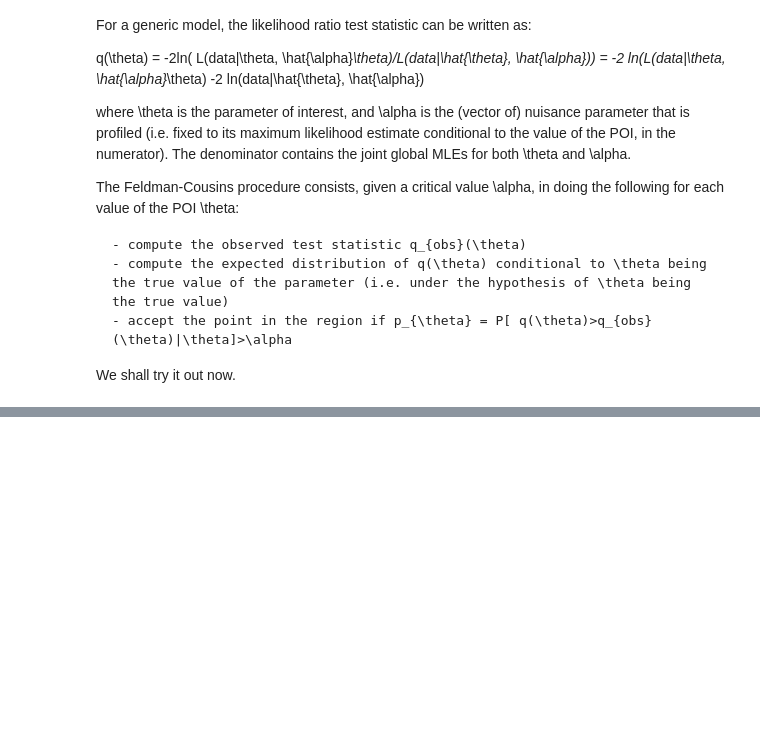
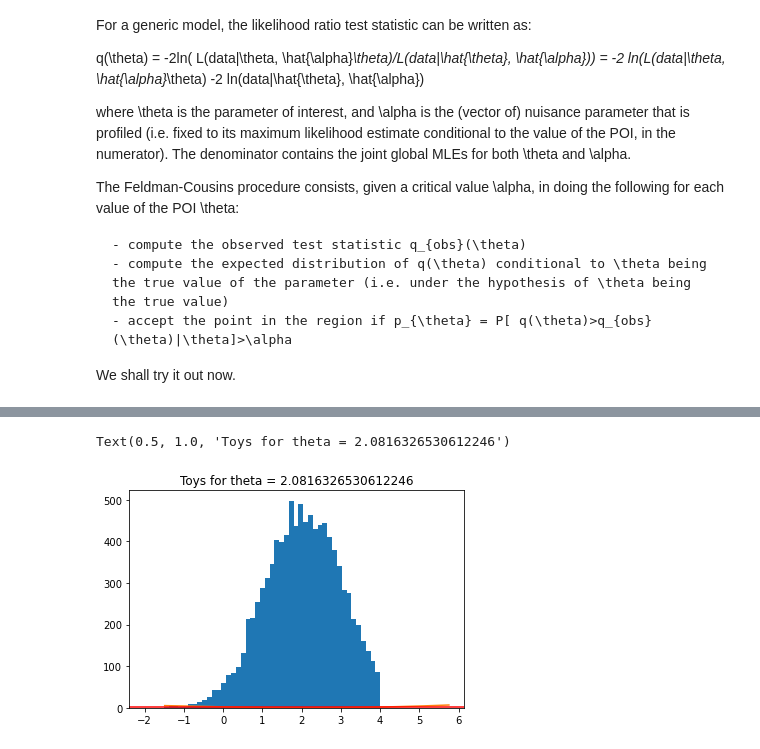
Before and after one commit to vischia/statex, a Jupyter notebook: feldman_cousins.ipynb, the cells around one changed output, grey strips where cells are left out. Drawn from its saved outputs; the diff is of its cells as text; code cells hidden in the pictures; blank space fills up the shorter version.

Commit message:
Feldman-Cousins now working!

```diff
--- a/feldman_cousins.ipynb
+++ b/feldman_cousins.ipynb
@@ -27,0 +78,65 @@ from matplotlib import pyplot as plt
+# %%
+# Compute the intervals
+# The full MC algorithm is described in Section V.B of the Feldman-Cousins paper
+# and clarified in https://arxiv.org/abs/1109.0714
+# To implement the very bried "such that alpha of the simulated experiments have q<qobs",
+# I did a simple scan of the values of the likelihood ratio, starting from the smallest
+# originally I was scanning in fixed intervals, but for different theta the likelihood
+# ratio has different ranges and scales, so a fixed-step scan did not work
+
+alpha=0.90 # for a 90% CI
+xIntervals=[]
+mymeasurements=np.linspace(-2.,4., num=50)
+thetaspace=np.linspace(-2.,6., num=50)
+count=0
+
+exampletoys=None
+examplearr=None
+exampleqcrit=None
+for theta in thetaspace:
+    #1. Draw a toy from the pdf
+    toys=sample_from_pdf(theta,10000)
+    #2. Compute the likelihood ratio for this toy
+    xandqobs = [[xtoy, -q(xtoy,theta)] for xtoy in toys]
+    #xandqobs= [[xtoy, -lnL(xtoy,theta)+lnL(xtoy,mle(xtoy))] for xtoy in toys]
+    #3. Find the value of qccritical such that alpha of the toy experiments have q<qcritical
+    xandqobs=np.array(xandqobs)
+    xandqobs=xandqobs[xandqobs[:,1].argsort()] # order by likelihood ratio
+    qcrit=0.
+    #print('theta=',theta)
+    for qs in xandqobs[:,1]:
+        # Since we start from qcrit=0, and the neg-log-likeliood is positive, at first no value will be below
+        # so the loop is until the fraction becomes > alpha
+        prob=float(len([ x for x in xandqobs if x[1] <qs])/len(xandqobs))
+        #if count==25:
+        #    print(prob, qs, xandqobs)
+        #if abs(qs)<0.0001:
+        #    print('GNEGNE', qs, min(t[:,1]),max(t[:,1]), t[:,1])
+        #if prob==0:
+        #    print('Prob is zero, qs is ', qs)
+        #print('\t%s'%prob)
+        if prob > alpha:
+            print('Breaking at qcrit', qcrit)
+            break
+        else: # this trick is to pick the last value for which prob >=alpha
+            qcrit=qs
+
+    #4. The interval is given by the values of x s.t. qobstoy < qcritical
+    xInterval= [ x[0] for x in xandqobs if x[1] < qcrit]
+    # Sort by likelihood ratio, even if they should already be
+    xInterval.sort()
+    xIntervals.append(xInterval)
+    if count ==25:
+        xandqobs=xandqobs[xandqobs[:,0].argsort()]# .sort(key = lambda tup: tup[0])
+        examplearr=np.array(xandqobs)
+        exampletoys=toys
+        exampleinterval=xInterval
+        exampleqcrit=qcrit
+        print('THEQCRIT', qcrit)
+    count+=1
+
+plt.hist(exampletoys, bins=mymeasurements, label='Toys')
+plt.plot(examplearr[:,0],examplearr[:,1], label='Likelihood ratio')
+plt.axhline(y=exampleqcrit, color='r', linestyle='-')
+plt.title('Toys for theta = %s'%thetaspace[25])
+# %% [output]
@@ -27,0 +160,2 @@ from matplotlib import pyplot as plt
+Text(0.5, 1.0, 'Toys for theta = 2.0816326530612246')
+[figure, added]
```
Also changed, not shown: parts of 25 cells of this notebook.
